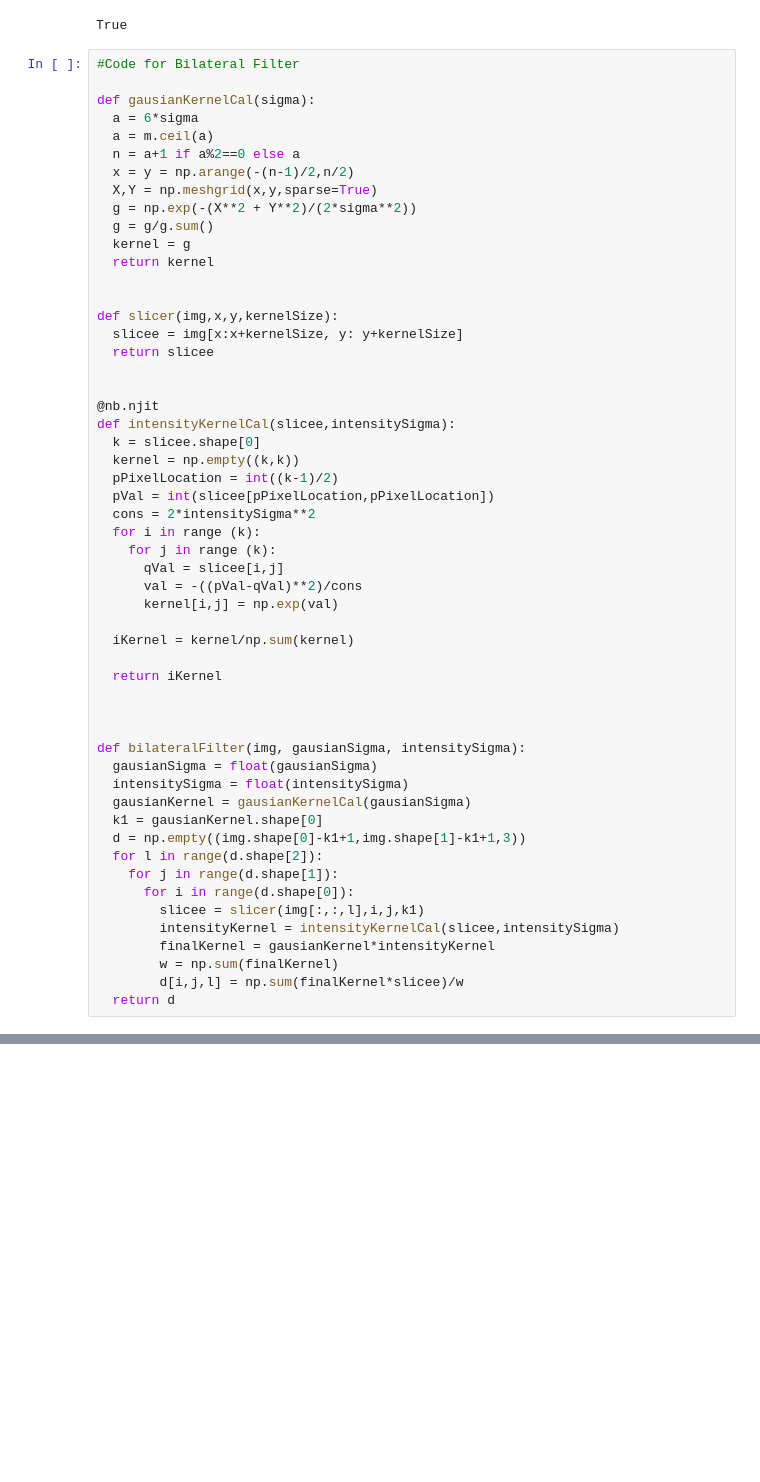
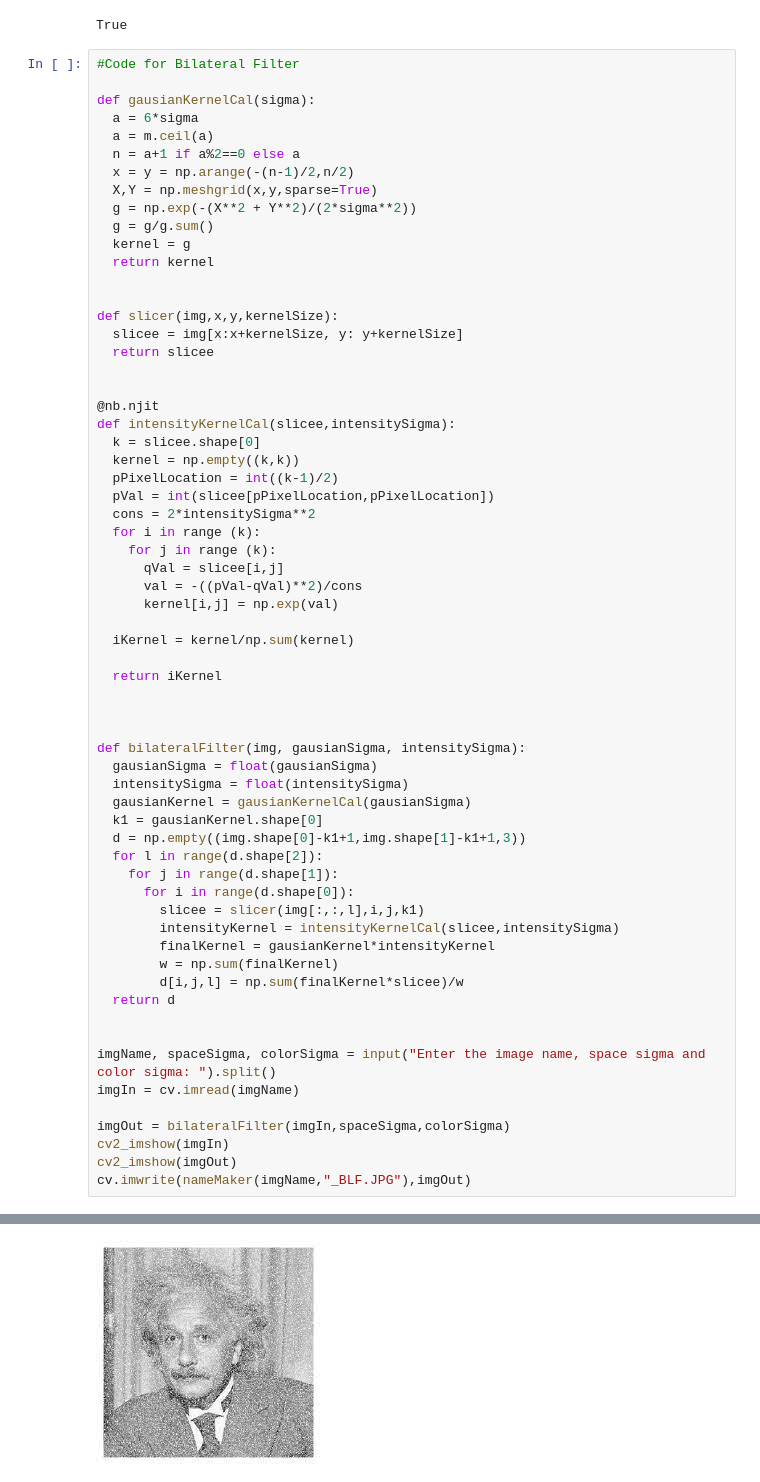
Before and after one commit to M-Moeini/Fundamental-Image-Filters-and-Resizer, a Jupyter notebook: Image-Filters.ipynb, the cells around one changed output, grey strips where cells are left out. Saved outputs shown, nothing was run; the diff lists cells and outputs as text; blank space fills up the shorter version.

Commit message:
The part for input from the user is created

```diff
--- a/Image-Filters.ipynb
+++ b/Image-Filters.ipynb
@@ -193,3 +193,13 @@ def bilateralFilter(img, gausianSigma, intensitySigma):
         w = np.sum(finalKernel)
         d[i,j,l] = np.sum(finalKernel*slicee)/w
   return d
+
+
+imgName, spaceSigma, colorSigma = input("Enter the image name, space sigma and color sigma: ").split()
+imgIn = cv.imread(imgName)
+
+imgOut = bilateralFilter(imgIn,spaceSigma,colorSigma)
+cv2_imshow(imgIn)
+cv2_imshow(imgOut)
+cv.imwrite(nameMaker(imgName,"_BLF.JPG"),imgOut)
+# %% [output]
@@ -195,0 +207 @@ def bilateralFilter(img, gausianSigma, intensitySigma):
+[figure, added]
```
Also changed, not shown: parts of 1 cell of this notebook.
